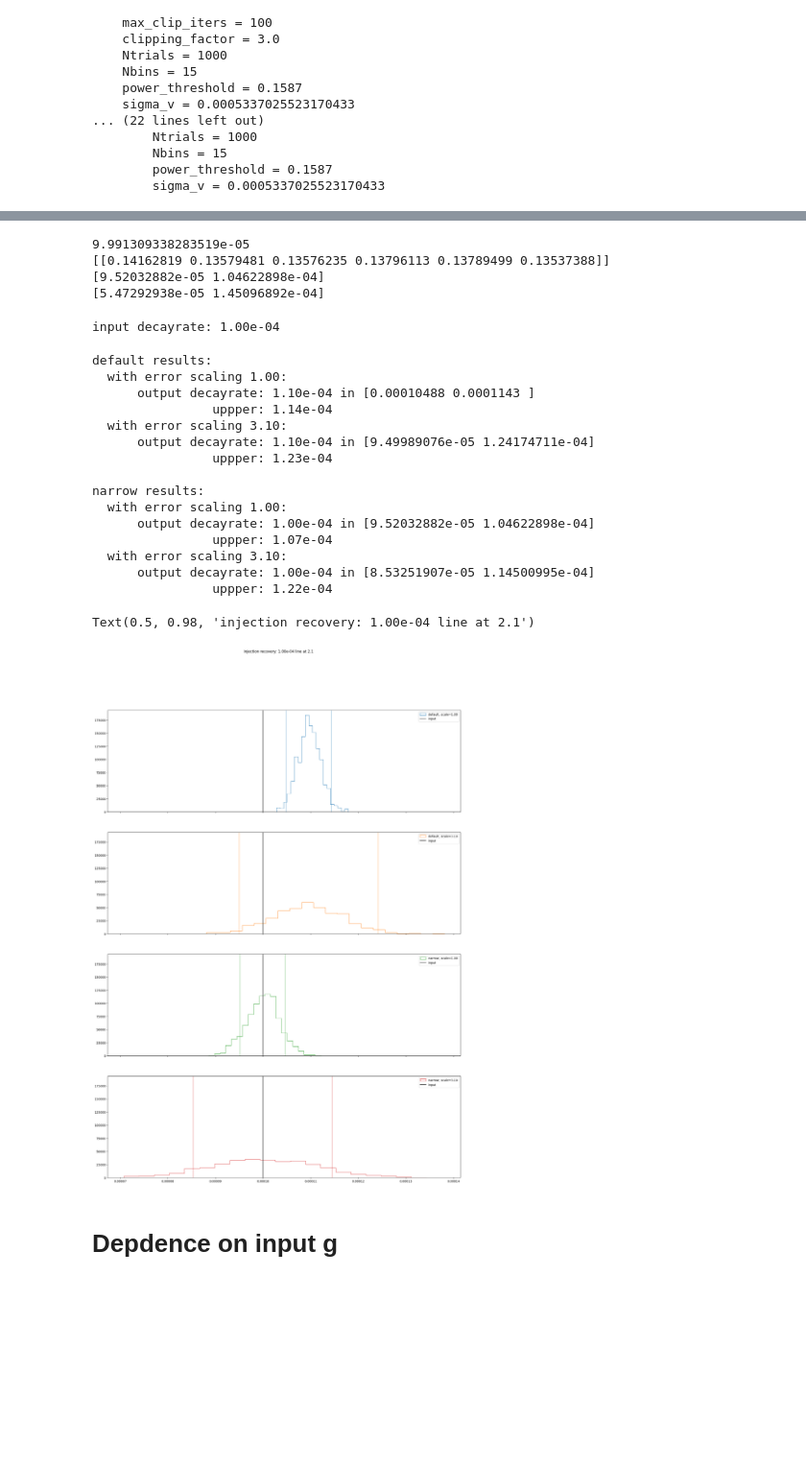
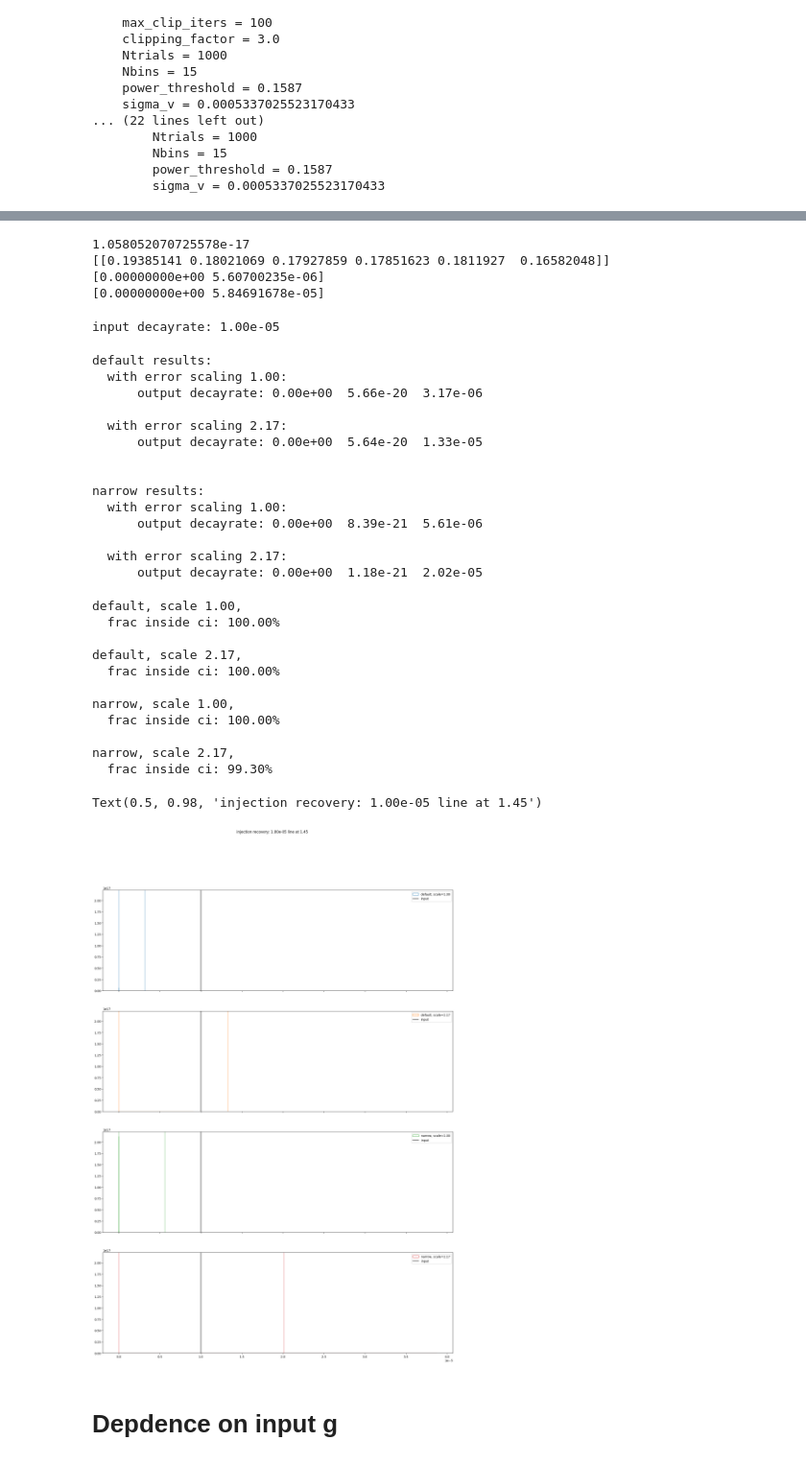
Before and after one commit to rjanish/JWST-DMdecay, a Jupyter notebook: mc.ipynb, the cells around one changed output, grey strips where cells are left out. Shown: that part at 96% size. Saved outputs shown, nothing was run; the diff lists cells and outputs as text; code cells hidden in the pictures; blank space fills up the shorter version.

```diff
--- a/mc.ipynb
+++ b/mc.ipynb
@@ -174,8 +174,9 @@ linsearch configs used in v1:
         power_threshold = 0.1587
         sigma_v = 0.0005337025523170433
 # %%
-decayrate = 1e-4 #6e-4 #1e-4
-lam0 = 2.1 # 1.45 2.8
+testing = np.array([[1.45, 2.1, 2.8],
+                    [1e-5, 1e-4, 1e-4]])
+lam0, decayrate = testing[:, 0]
 print(f"fit {decayrate} line at {lam0}\n")
 
 for name, setup in setups.items():
@@ -297,10 +298,10 @@ new_searcher = dmd.linesearch.LineSearcher(
     lam0)
 print(new_searcher.decayrate_ci_from_chisq(4))
 # %% [output]
-9.991309338283519e-05
-[[0.14162819 0.13579481 0.13576235 0.13796113 0.13789499 0.13537388]]
-[9.52032882e-05 1.04622898e-04]
-[5.47292938e-05 1.45096892e-04]
+1.058052070725578e-17
+[[0.19385141 0.18021069 0.17927859 0.17851623 0.1811927  0.16582048]]
+[0.00000000e+00 5.60700235e-06]
+[0.00000000e+00 5.84691678e-05]
 # %%
 n_trials = 10**3
 chisq_step = 4
@@ -325,63 +326,79 @@ for setup_name, setup in setups.items():
 # %%
 print(f"input decayrate: {decayrate:.2e}\n")
 
-quants = {setup_name:np.quantile(bf_decayrates, [0.025, 0.5, 0.975], axis=0)
-          for setup_name, bf_decayrates in bf_decayrates_dict.items()}
-# sigma = {setup_name:(quants[setup_name][2, :] - quants[setup_name][0, :])/2
-#          for setup_name in quants.keys()}
+med = {setup_name:np.median(bf_decayrates, axis=0)
+       for setup_name, bf_decayrates in bf_decayrates_dict.items()}
+sigma = {setup_name:(ci_dict[setup_name][1, :] - ci_dict[setup_name][0, :])/2
+         for setup_name in med.keys()}
 diff_width = {
-    setup_name:np.abs(quants[setup_name][1, :] - decayrate)/ci_dict[setup_name]
-    for setup_name in quants.keys()}
+    setup_name:np.abs(med[setup_name] - decayrate)/sigma[setup_name]
+    for setup_name in med.keys()}
 # %% [output]
-input decayrate: 1.00e-04
+input decayrate: 1.00e-05
 # %%
 for setup_name in bf_decayrates_dict:
     print(F"{setup_name} results:")
     for i, scale_factor in enumerate(error_scales):
         print(f"  with error scaling {scale_factor:.2f}:\n"
             f"      output decayrate: "
-            f"{quants[setup_name][1, i]:.2e} in "
-            f"{ci_dict[setup_name][i]}\n"
-            # f"            diff/width: {diff_width[setup_name][i]:0.2f}\n"
-            f"                uppper: {quants[setup_name][2, i]:.2e}")
+            f"{ci_dict[setup_name][i][0]:.2e}  "
+            f"{med[setup_name][i]:.2e}  "
+            f"{ci_dict[setup_name][i][1]:.2e}\n")
     print()
 # %% [output]
 default results:
   with error scaling 1.00:
-      output decayrate: 1.10e-04 in [0.00010488 0.0001143 ]
-                uppper: 1.14e-04
-  with error scaling 3.10:
-      output decayrate: 1.10e-04 in [9.49989076e-05 1.24174711e-04]
-                uppper: 1.23e-04
+      output decayrate: 0.00e+00  5.66e-20  3.17e-06
+
+  with error scaling 2.17:
+      output decayrate: 0.00e+00  5.64e-20  1.33e-05
+
 
 narrow results:
   with error scaling 1.00:
-      output decayrate: 1.00e-04 in [9.52032882e-05 1.04622898e-04]
-                uppper: 1.07e-04
-  with error scaling 3.10:
-      output decayrate: 1.00e-04 in [8.53251907e-05 1.14500995e-04]
-                uppper: 1.22e-04
+      output decayrate: 0.00e+00  8.39e-21  5.61e-06
+
+  with error scaling 2.17:
+      output decayrate: 0.00e+00  1.18e-21  2.02e-05
 # %%
 fig, axes = plt.subplots(len(setups)*error_scales.size,
                          sharex=True, sharey=True,
                          figsize=(21, 4*7))
 cmap = plt.get_cmap("tab10")
 k = 0
 for setup_name, bf_decayrates in bf_decayrates_dict.items():
     for i, scale_factor in enumerate(error_scales):
         axes[k].hist(bf_decayrates[:, i], bins=20, density=True,
                      color=cmap(k), histtype='step', align='mid',
                      label=f"{setup_name}, scale={scale_factor:0.2f}")
         [axes[k].axvline(v, color=cmap(k), alpha=0.5)
          for v in ci_dict[setup_name][i]]
         axes[k].axvline(decayrate, color='black',
                         linestyle='solid', label="input")
+        ax.ticklabel_format(axis="x", style="sci", scilimits=(0, 0))
+        ax.ticklabel_format(axis="y", style="plain")
+        inside = ((ci_dict[setup_name][i][0] < bf_decayrates[:, i]) &
+                  (bf_decayrates[:, i] < ci_dict[setup_name][i][1]))
+        frac = np.sum(inside)/bf_decayrates.shape[0]
+        print(f"{setup_name}, scale {scale_factor:.2f},\n"
+              f"  frac inside ci: {100*frac:.2f}%\n")
         axes[k].legend()
         k += 1
 fig.suptitle(f"injection recovery: {decayrate:.2e} line at {lam0}")
 # %% [output]
-Text(0.5, 0.98, 'injection recovery: 1.00e-04 line at 2.1')
+default, scale 1.00,
+  frac inside ci: 100.00%
+
+default, scale 2.17,
+  frac inside ci: 100.00%
+
+narrow, scale 1.00,
+  frac inside ci: 100.00%
+
+narrow, scale 2.17,
+  frac inside ci: 99.30%
+Text(0.5, 0.98, 'injection recovery: 1.00e-05 line at 1.45')
-[figure, old version]
+[figure, new version]
 # %% [markdown]
 # Depdence on input g
 # %%
```
Also changed, not shown: parts of 5 cells of this notebook, 1 other file.
